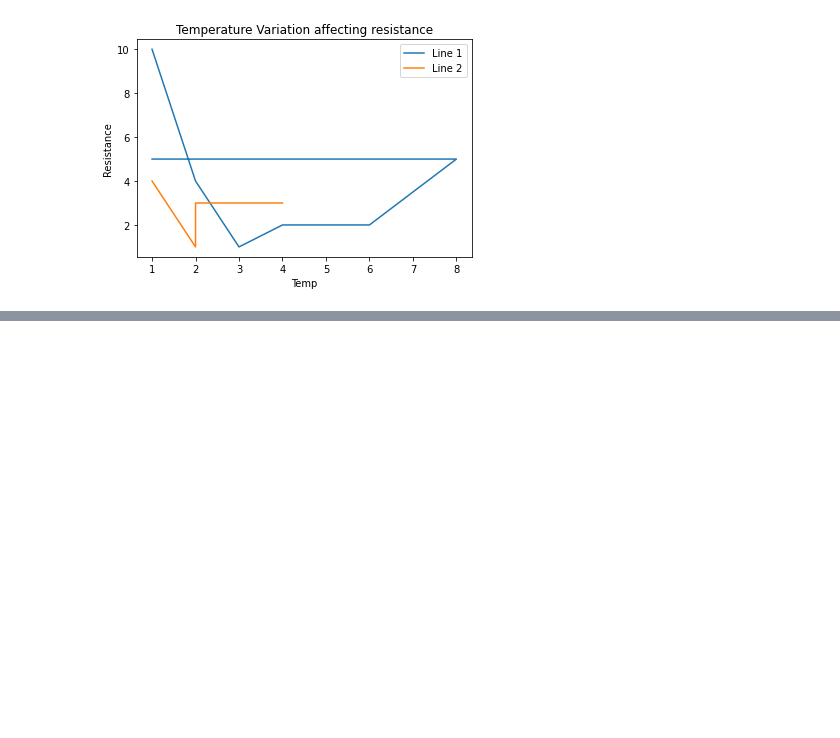
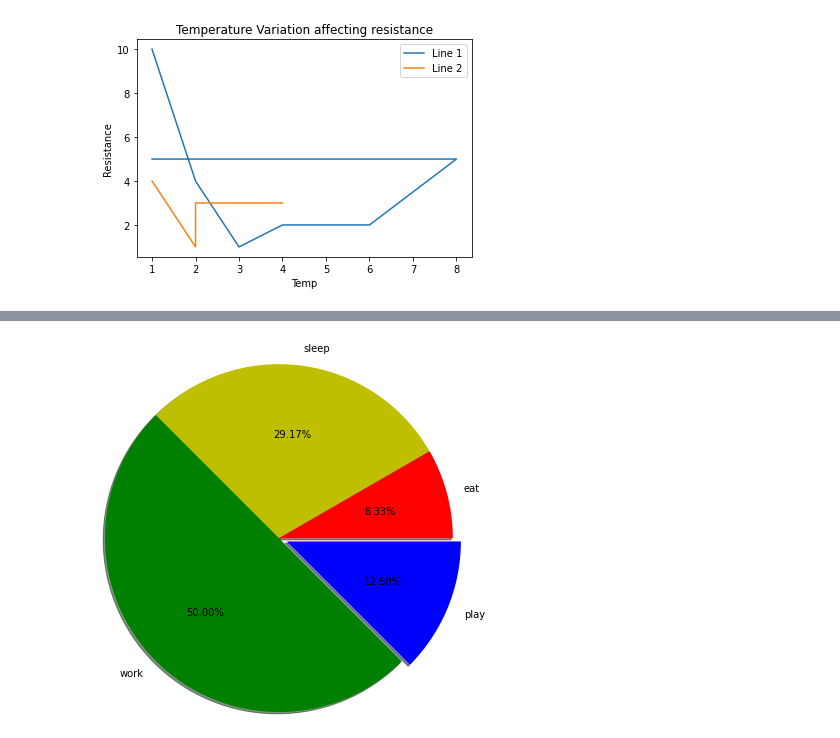
Before and after one commit to RashmivernekarN/ai_with_python_keonics, a Jupyter notebook: Module4/practical.ipynb, the cells around one changed output, grey strips where cells are left out. Saved outputs shown, nothing was run; the diff lists cells and outputs as text; code cells hidden in the pictures; blank space fills up the shorter version.

```diff
--- a/Module4/practical.ipynb
+++ b/Module4/practical.ipynb
@@ -475,0 +450,11 @@ line_animation.save("lines.mp4", writer=Writer)
+# %%
+import matplotlib.pyplot as plt
+activities=['eat','sleep','work','play']
+
+slices=[2,7,12,3]
+colors = ['r','y','g','b']
+
+plt.pie(slices, labels=activities,colors=colors,explode=(0,0,0,0.1),startangle=0, shadow=True,radius=2.0,autopct='%1.2f%%')
+plt.show()
+# %% [output]
+[figure, added]
```
Also changed, not shown: parts of 5 cells of this notebook, 9 other files.
